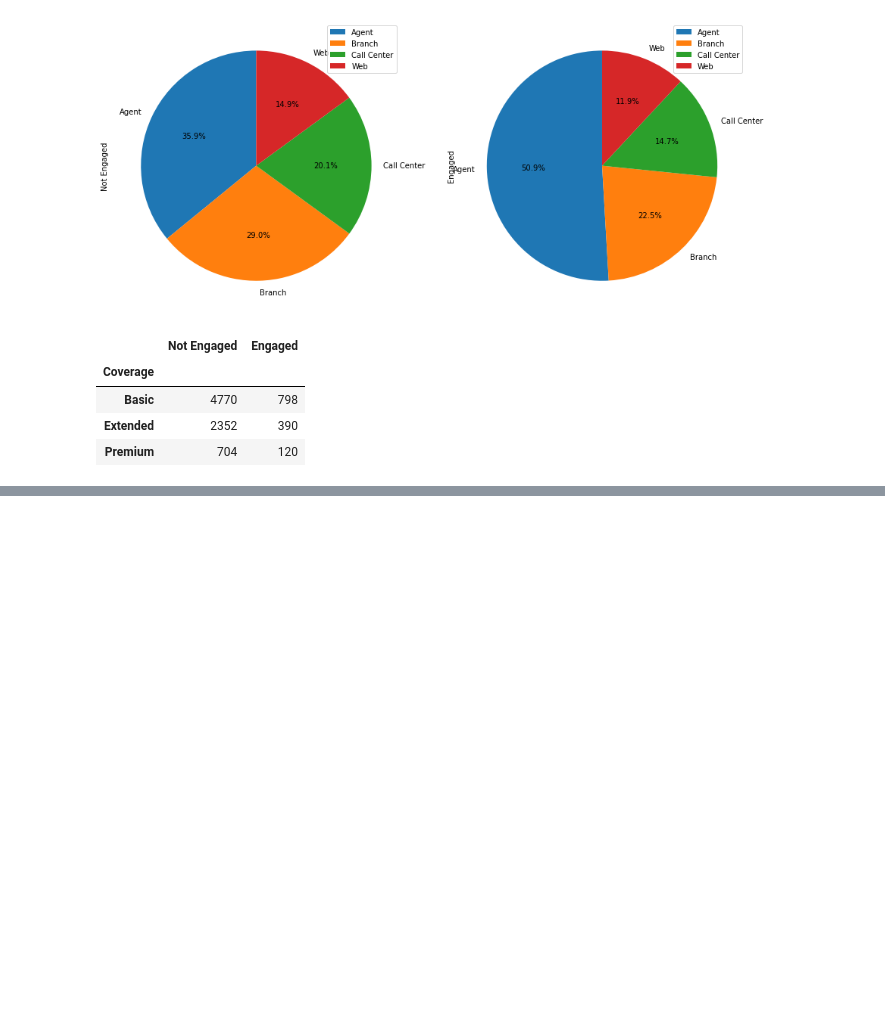
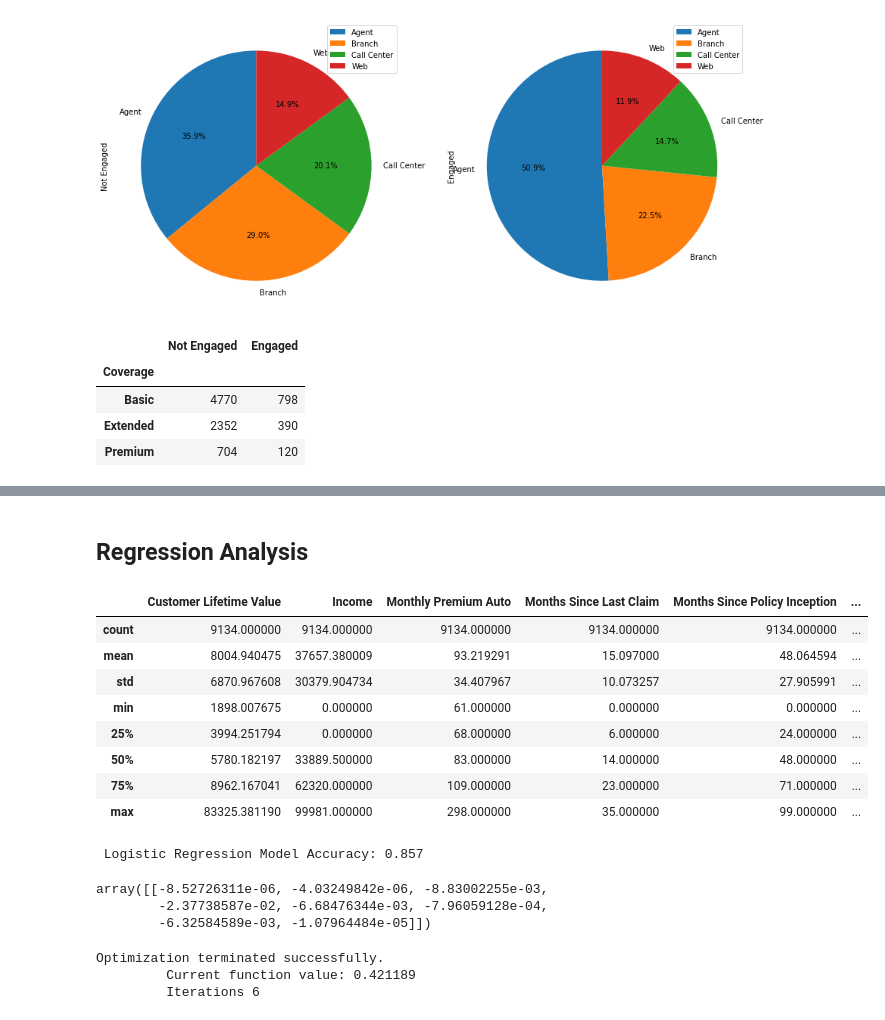
Before and after one commit to jacodetunde/Marketing_Customer_Value, a Jupyter notebook: Customer_Analysis.ipynb, the cells around one changed output, grey strips where cells are left out. Cells and saved outputs as stored; diff of their text form; code cells hidden in the pictures; blank space fills up the shorter version.

```diff
--- a/Customer_Analysis.ipynb
+++ b/Customer_Analysis.ipynb
@@ -91,0 +136,15 @@ engagement_by_coverage_df
+# %% [markdown]
+## Regression Analysis
+# %%
+# find the summary of all the continous variable of the data
+df.describe()
+# %% [output]
+|  | Customer Lifetime Value | Income | Monthly Premium Auto | Months Since Last Claim | Months Since Policy Inception | ... |
+| count | 9134.000000 | 9134.000000 | 9134.000000 | 9134.000000 | 9134.000000 | ... |
+| mean | 8004.940475 | 37657.380009 | 93.219291 | 15.097000 | 48.064594 | ... |
+| std | 6870.967608 | 30379.904734 | 34.407967 | 10.073257 | 27.905991 | ... |
+| min | 1898.007675 | 0.000000 | 61.000000 | 0.000000 | 0.000000 | ... |
+| 25% | 3994.251794 | 0.000000 | 68.000000 | 6.000000 | 24.000000 | ... |
+| 50% | 5780.182197 | 33889.500000 | 83.000000 | 14.000000 | 48.000000 | ... |
+| 75% | 8962.167041 | 62320.000000 | 109.000000 | 23.000000 | 71.000000 | ... |
+| max | 83325.381190 | 99981.000000 | 298.000000 | 35.000000 | 99.000000 | ... |
@@ -91,0 +178,21 @@ engagement_by_coverage_df
+# %%
+# Train the model
+logit.fit(X_train,y_train)
+
+# Evaluate the model
+y_pred = logit.predict(X_test)
+print(f" Logistic Regression Model Accuracy: {accuracy_score(y_test,y_pred):.3f}")
+# %% [output]
+ Logistic Regression Model Accuracy: 0.857
+# %%
+logit.coef_
+# %% [output]
+array([[-8.52726311e-06, -4.03249842e-06, -8.83002255e-03,
+        -2.37738587e-02, -6.68476344e-03, -7.96059128e-04,
+        -6.32584589e-03, -1.07964484e-05]])
+# %%
+log = sm.Logit(y, X).fit()
+# %% [output]
+Optimization terminated successfully.
+         Current function value: 0.421189
+         Iterations 6
```
Also changed, not shown: parts of 12 cells of this notebook.
